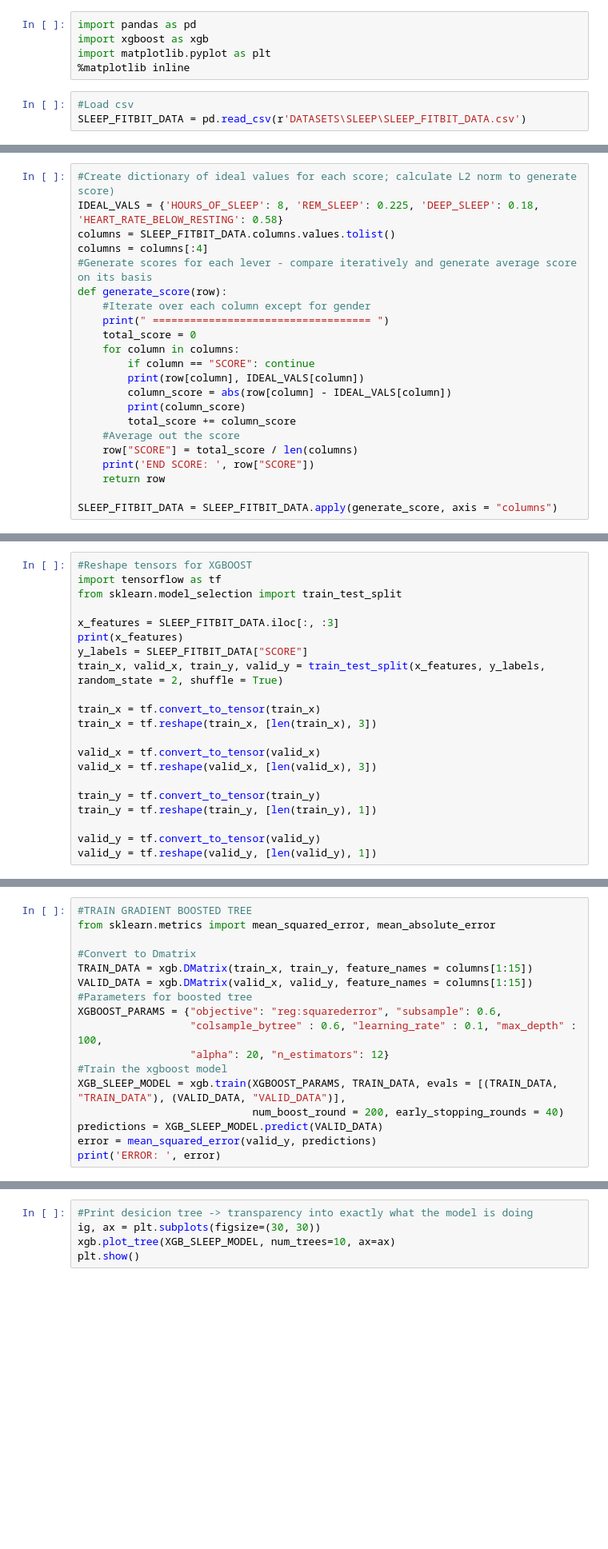
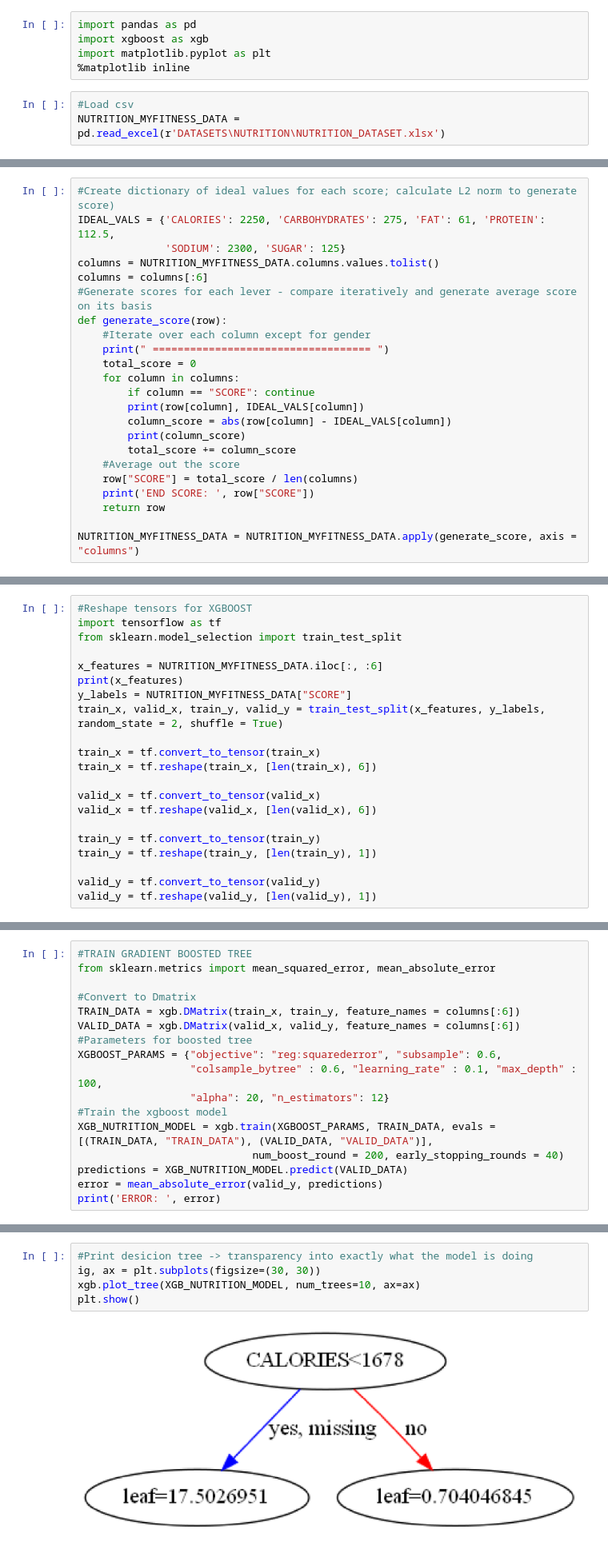
Before and after one commit to WhatTheHealthHTN/WhatTheHealth, a Jupyter notebook: NUTRITION_MODEL_TRAINING.ipynb, the cells around one changed output, grey strips where cells are left out. Shown at 80% size. Saved outputs shown, nothing was run; the diff lists cells and outputs as text; blank space fills up the shorter version.

Commit message:
Completed Nutrition XGBOOST Model Training + Preprocessing.

```diff
--- a/NUTRITION_MODEL_TRAINING.ipynb
+++ b/NUTRITION_MODEL_TRAINING.ipynb
@@ -5,5 +5,5 @@ import matplotlib.pyplot as plt
 %matplotlib inline
 # %%
 #Load csv
-SLEEP_FITBIT_DATA = pd.read_csv(r'DATASETS\SLEEP\SLEEP_FITBIT_DATA.csv')
+NUTRITION_MYFITNESS_DATA = pd.read_excel(r'DATASETS\NUTRITION\NUTRITION_DATASET.xlsx')
 # %%
@@ -11,8 +31,9 @@ SLEEP_FITBIT_DATA.head
 # %%
 #Create dictionary of ideal values for each score; calculate L2 norm to generate score)
-IDEAL_VALS = {'HOURS_OF_SLEEP': 8, 'REM_SLEEP': 0.225, 'DEEP_SLEEP': 0.18, 'HEART_RATE_BELOW_RESTING': 0.58}
-columns = SLEEP_FITBIT_DATA.columns.values.tolist()
-columns = columns[:4]
+IDEAL_VALS = {'CALORIES': 2250, 'CARBOHYDRATES': 275, 'FAT': 61, 'PROTEIN': 112.5,
+              'SODIUM': 2300, 'SUGAR': 125}
+columns = NUTRITION_MYFITNESS_DATA.columns.values.tolist()
+columns = columns[:6]
 #Generate scores for each lever - compare iteratively and generate average score on its basis
 def generate_score(row):
     #Iterate over each column except for gender
@@ -29,4 +50,4 @@ def generate_score(row):
     print('END SCORE: ', row["SCORE"])
     return row
 
-SLEEP_FITBIT_DATA = SLEEP_FITBIT_DATA.apply(generate_score, axis = "columns")
+NUTRITION_MYFITNESS_DATA = NUTRITION_MYFITNESS_DATA.apply(generate_score, axis = "columns")
@@ -40,16 +119,16 @@ SLEEP_FITBIT_DATA.to_pickle('PREPROCESSED_SLEEP_FITBIT_DATA.pkl')
 import tensorflow as tf
 from sklearn.model_selection import train_test_split
 
-x_features = SLEEP_FITBIT_DATA.iloc[:, :3]
+x_features = NUTRITION_MYFITNESS_DATA.iloc[:, :6]
 print(x_features)
-y_labels = SLEEP_FITBIT_DATA["SCORE"]
+y_labels = NUTRITION_MYFITNESS_DATA["SCORE"]
 train_x, valid_x, train_y, valid_y = train_test_split(x_features, y_labels, random_state = 2, shuffle = True)
 
 train_x = tf.convert_to_tensor(train_x)
-train_x = tf.reshape(train_x, [len(train_x), 3])
+train_x = tf.reshape(train_x, [len(train_x), 6])
 
 valid_x = tf.convert_to_tensor(valid_x)
-valid_x = tf.reshape(valid_x, [len(valid_x), 3])
+valid_x = tf.reshape(valid_x, [len(valid_x), 6])
 
 train_y = tf.convert_to_tensor(train_y)
 train_y = tf.reshape(train_y, [len(train_y), 1])
@@ -61,15 +160,15 @@ valid_y = tf.reshape(valid_y, [len(valid_y), 1])
 from sklearn.metrics import mean_squared_error, mean_absolute_error
 
 #Convert to Dmatrix
-TRAIN_DATA = xgb.DMatrix(train_x, train_y, feature_names = columns[1:15])
-VALID_DATA = xgb.DMatrix(valid_x, valid_y, feature_names = columns[1:15])
+TRAIN_DATA = xgb.DMatrix(train_x, train_y, feature_names = columns[:6])
+VALID_DATA = xgb.DMatrix(valid_x, valid_y, feature_names = columns[:6])
 #Parameters for boosted tree
 XGBOOST_PARAMS = {"objective": "reg:squarederror", "subsample": 0.6,
                   "colsample_bytree" : 0.6, "learning_rate" : 0.1, "max_depth" : 100,
                   "alpha": 20, "n_estimators": 12}
 #Train the xgboost model
-XGB_SLEEP_MODEL = xgb.train(XGBOOST_PARAMS, TRAIN_DATA, evals = [(TRAIN_DATA, "TRAIN_DATA"), (VALID_DATA, "VALID_DATA")],
+XGB_NUTRITION_MODEL = xgb.train(XGBOOST_PARAMS, TRAIN_DATA, evals = [(TRAIN_DATA, "TRAIN_DATA"), (VALID_DATA, "VALID_DATA")],
                             num_boost_round = 200, early_stopping_rounds = 40)
-predictions = XGB_SLEEP_MODEL.predict(VALID_DATA)
-error = mean_squared_error(valid_y, predictions)
+predictions = XGB_NUTRITION_MODEL.predict(VALID_DATA)
+error = mean_absolute_error(valid_y, predictions)
 print('ERROR: ', error)
@@ -79,5 +196,7 @@ XGB_SLEEP_MODEL.save_model('METRICS_SLEEP_GRADBOOSTED_MODELS[0.06].model')
 # %%
 #Print desicion tree -> transparency into exactly what the model is doing
 ig, ax = plt.subplots(figsize=(30, 30))
-xgb.plot_tree(XGB_SLEEP_MODEL, num_trees=10, ax=ax)
+xgb.plot_tree(XGB_NUTRITION_MODEL, num_trees=10, ax=ax)
 plt.show()
+# %% [output]
+[figure, added]
```
Also changed, not shown: parts of 7 cells of this notebook, 4 other files.
